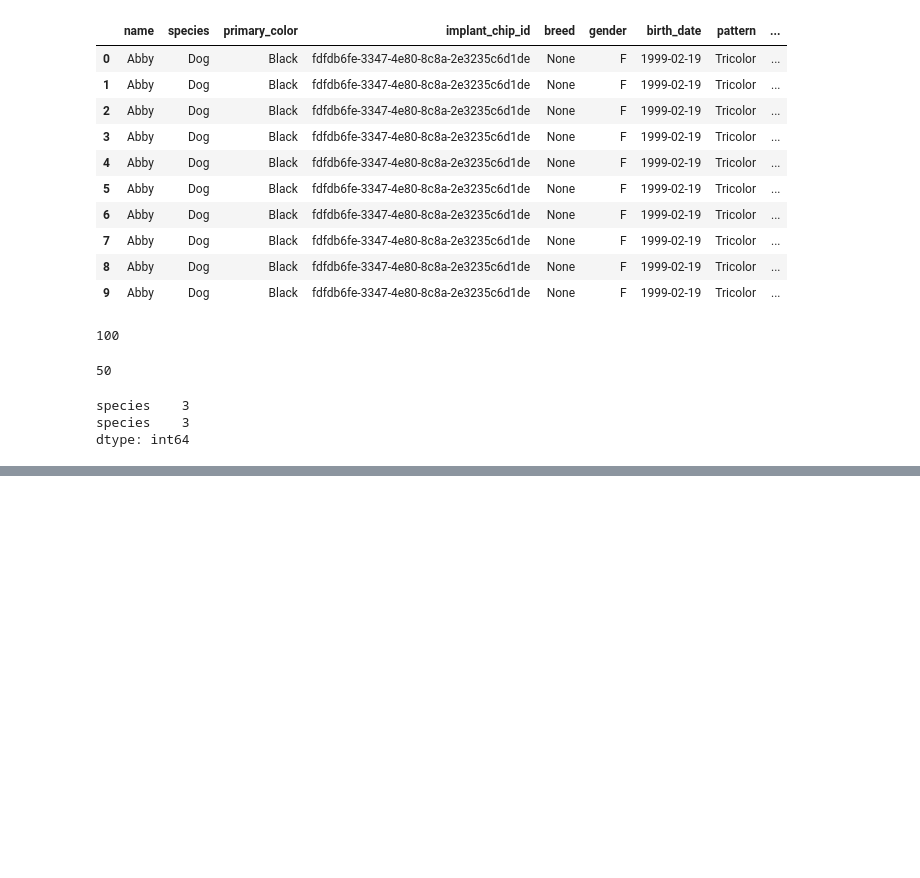
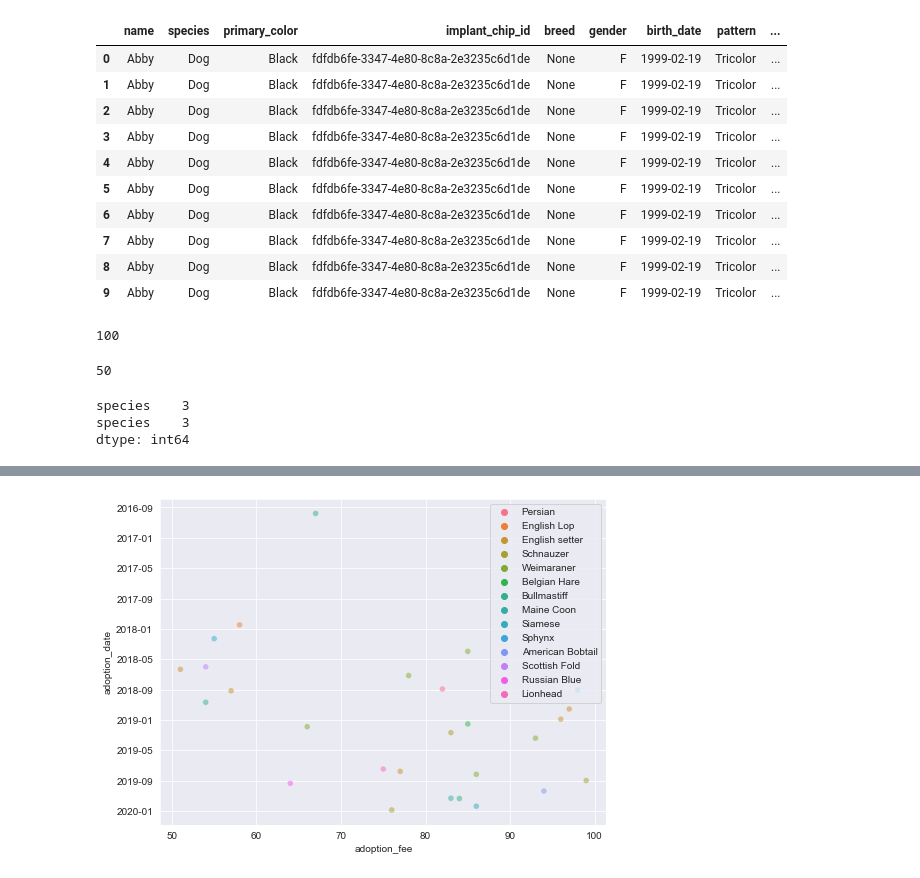
Before and after one commit to roblivesinottawa/animalshelter_database, a Jupyter notebook: animalshelter-workspace/queries.ipynb, the cells around one changed output, grey strips where cells are left out. Saved outputs shown, nothing was run; the diff lists cells and outputs as text; code cells hidden in the pictures; blank space fills up the shorter version.

```diff
--- a/animalshelter-workspace/queries.ipynb
+++ b/animalshelter-workspace/queries.ipynb
@@ -224,0 +327,8 @@ KeyError: 1
+# %%
+sns.set_style('darkgrid')
+plt.figure(figsize=(8,6))
+sns.scatterplot(x='adoption_fee', y='adoption_date', data=df, hue='breed', alpha=0.5)
+plt.legend(loc='best')
+plt.show()
+# %% [output]
+[figure, added]
```
Also changed, not shown: parts of 48 cells of this notebook.
